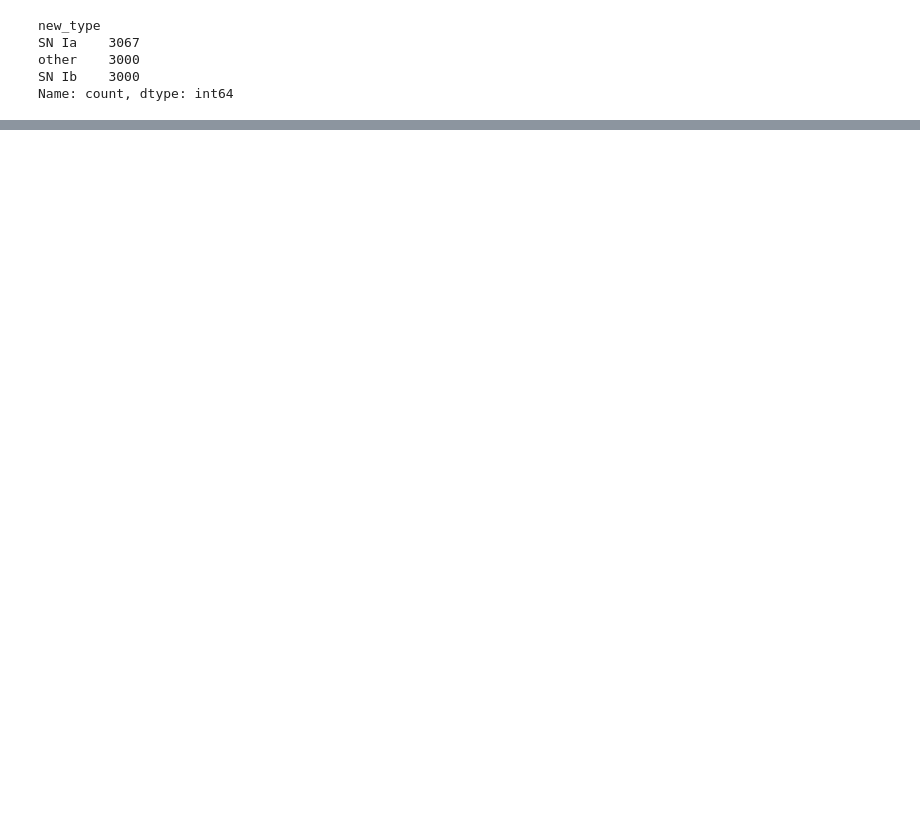
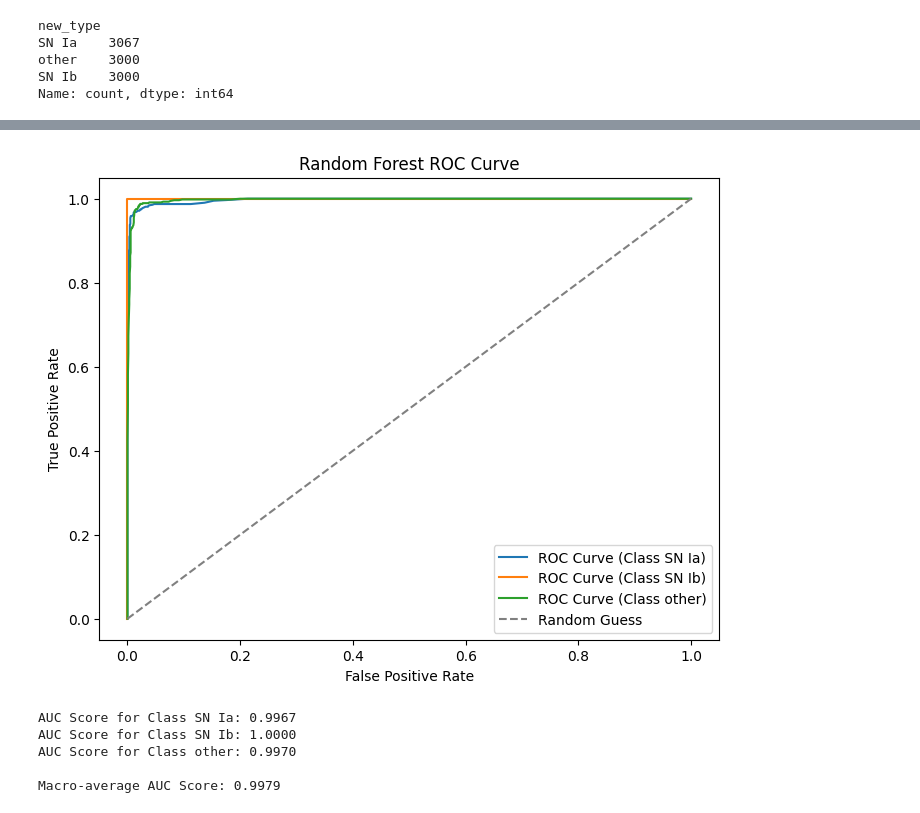
Before and after one commit to abbystokes/AST8581_FinalProject, a Jupyter notebook: Final_Project.ipynb, the cells around one changed output, grey strips where cells are left out. Drawn from its saved outputs; the diff is of its cells as text; code cells hidden in the pictures; blank space fills up the shorter version.

```diff
--- a/Final_Project.ipynb
+++ b/Final_Project.ipynb
@@ -936,0 +980,16 @@ jupyter nbconvert --to slides Final_Project.ipynb --post serve
+# %%
+from sklearn.ensemble import RandomForestClassifier
+X_over, y_over = oversample.fit_resample(X, y)
+# Step 1: Split data into training and testing sets
+X_train, X_test, y_train, y_test = train_test_split(X_over, y_over, test_size=0.2, random_state=42)
+
+# Step 2: Initialize and train Random Forest classifier
+rf_classifier = RandomForestClassifier(n_estimators=100, random_state=42)
+rf_classifier.fit(X_train, y_train)
+
+# Step 3: Make predictions
+y_pred = rf_classifier.predict(X_test)
+
+# Step 4: Evaluate model performance
+print("Classification Report:")
+print(classification_report(y_test, y_pred))
@@ -936,0 +1046,36 @@ jupyter nbconvert --to slides Final_Project.ipynb --post serve
+# %%
+y_pred_proba = best_rf_classifier.predict_proba(X2_test)
+
+# ROC Curve
+plt.figure(figsize=(8, 6))
+for i in range(len(best_rf_classifier.classes_)):
+    fpr, tpr, _ = roc_curve(y_test == best_rf_classifier.classes_[i], y_pred_proba[:, i])
+    plt.plot(fpr, tpr, label=f'ROC Curve (Class {best_rf_classifier.classes_[i]})')
+
+plt.plot([0, 1], [0, 1], linestyle='--', color='gray', label='Random Guess')
+plt.xlabel('False Positive Rate')
+plt.ylabel('True Positive Rate')
+plt.title('Random Forest ROC Curve')
+plt.legend()
+plt.show()
+
+
+# Compute AUC score for each class
+auc_scores = {}
+for i in range(len(best_rf_classifier.classes_)):
+    auc_scores[best_rf_classifier.classes_[i]] = roc_auc_score((y_test == best_rf_classifier.classes_[i]), y_pred_proba[:, i])
+
+# Print AUC score for each class
+for class_label, auc_score in auc_scores.items():
+    print(f"AUC Score for Class {class_label}: {auc_score:.4f}")
+
+# Compute macro-average AUC score
+macro_avg_auc = sum(auc_scores.values()) / len(auc_scores)
+print(f"\nMacro-average AUC Score: {macro_avg_auc:.4f}")
+# %% [output]
+[figure, added]
+AUC Score for Class SN Ia: 0.9967
+AUC Score for Class SN Ib: 1.0000
+AUC Score for Class other: 0.9970
+
+Macro-average AUC Score: 0.9979
```
Also changed, not shown: parts of 22 cells of this notebook.
